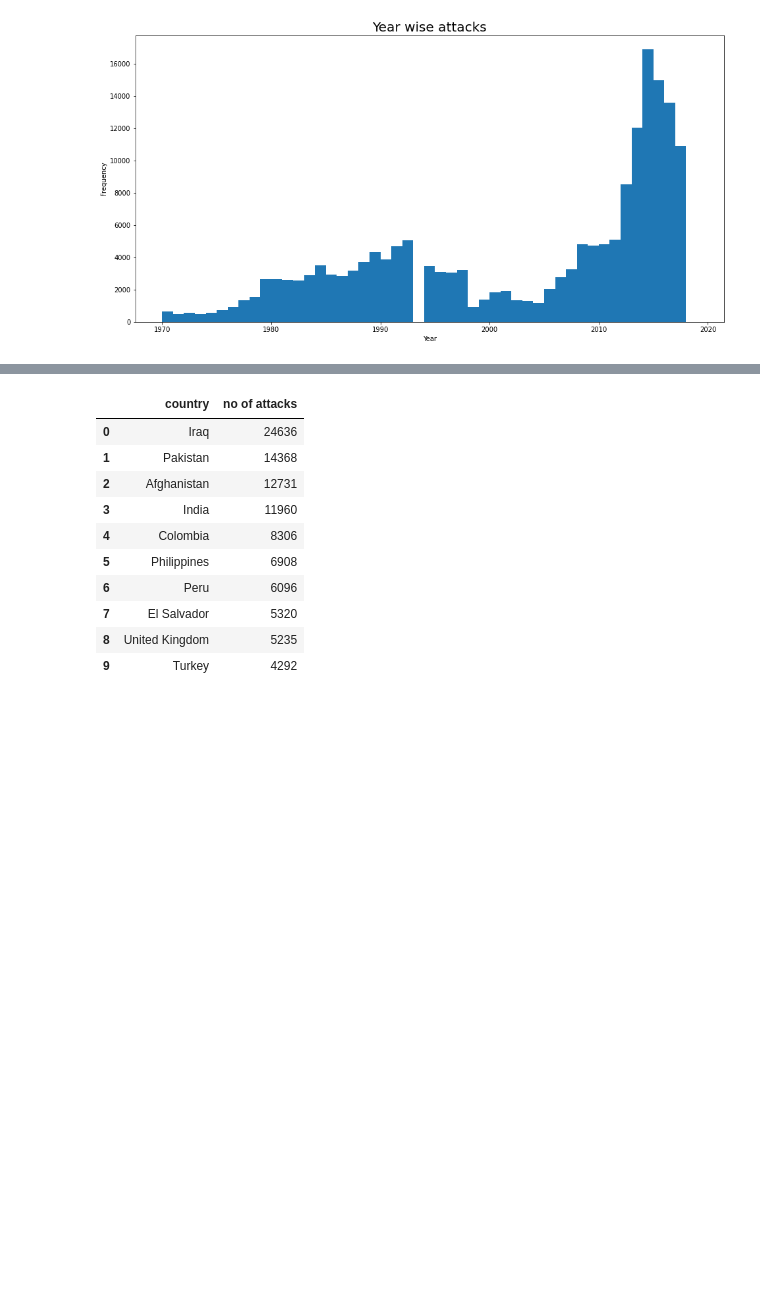
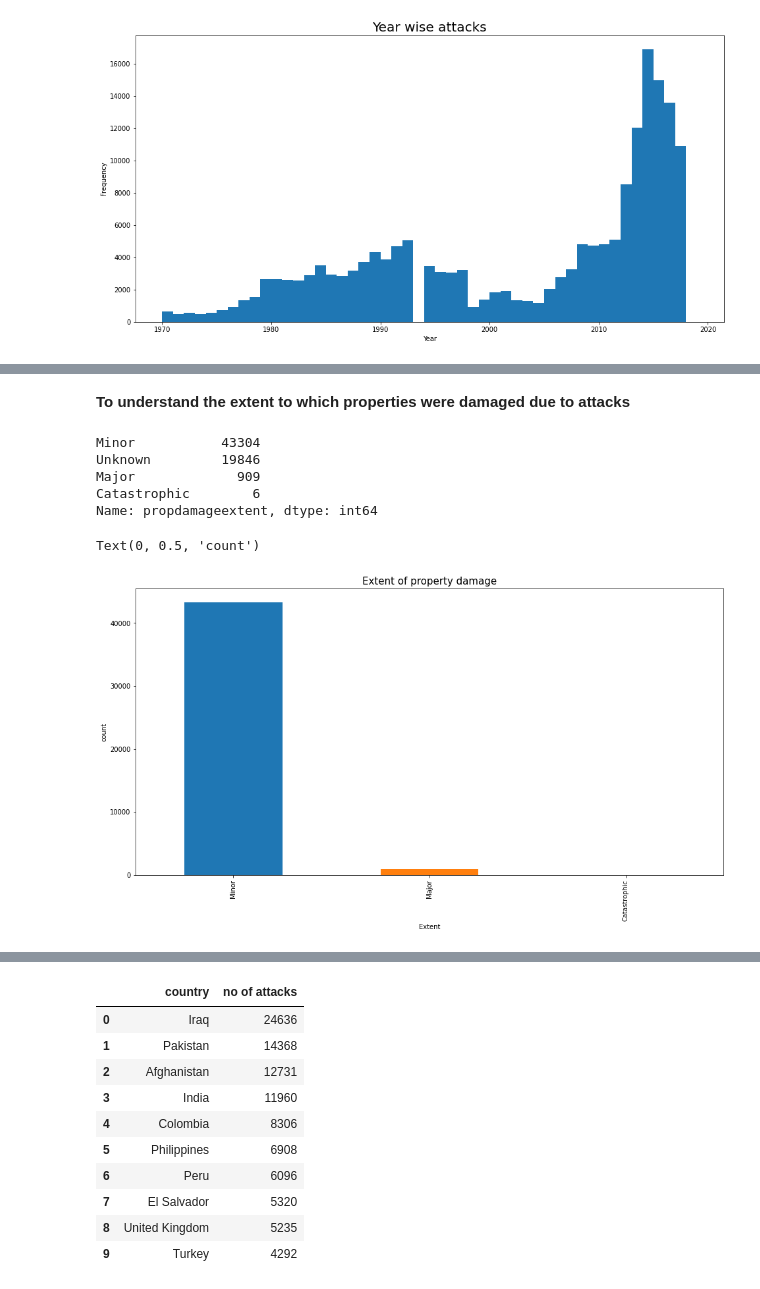
Before and after one commit to Shreyash-Jagdale/Shreyash_Jagdale, a Jupyter notebook: Individual_notebook.ipynb, the cells around one changed output, grey strips where cells are left out. Drawn from its saved outputs; the diff is of its cells as text; code cells hidden in the pictures; blank space fills up the shorter version.

```diff
--- a/Individual_notebook.ipynb
+++ b/Individual_notebook.ipynb
@@ -144,0 +166,20 @@ Text(0.5, 1.0, 'Year wise attacks')
+# %% [markdown]
+**To understand the extent to which properties were damaged due to attacks**
+# %%
+df.propdamageextent.value_counts()
+# %% [output]
+Minor           43304
+Unknown         19846
+Major             909
+Catastrophic        6
+Name: propdamageextent, dtype: int64
+# %%
+d_data=df[df['propdamageextent'] != 'Unknown']
+plt.figure(figsize=(16,8))
+d_data.propdamageextent.value_counts().plot(kind='bar',color=sns.color_palette('tab10'))
+plt.title('Extent of property damage',fontsize=15)
+plt.xlabel('Extent')
+plt.ylabel('count')
+# %% [output]
+Text(0, 0.5, 'count')
+[figure, added]
```
Also changed, not shown: parts of 34 cells of this notebook.
